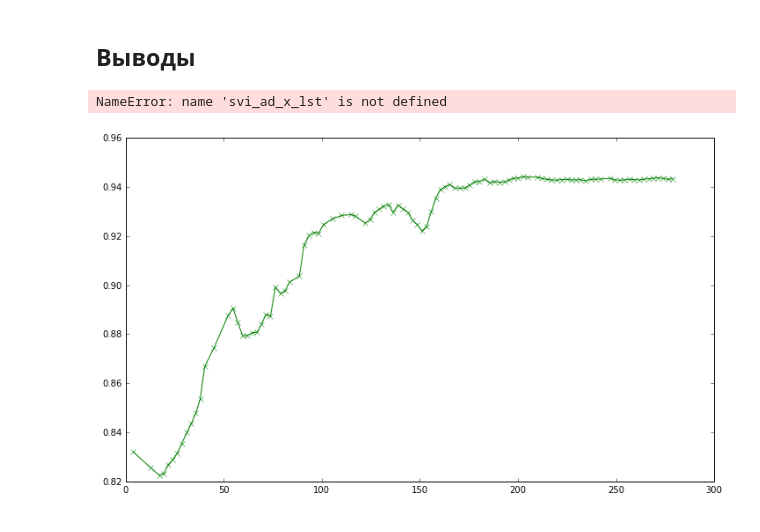
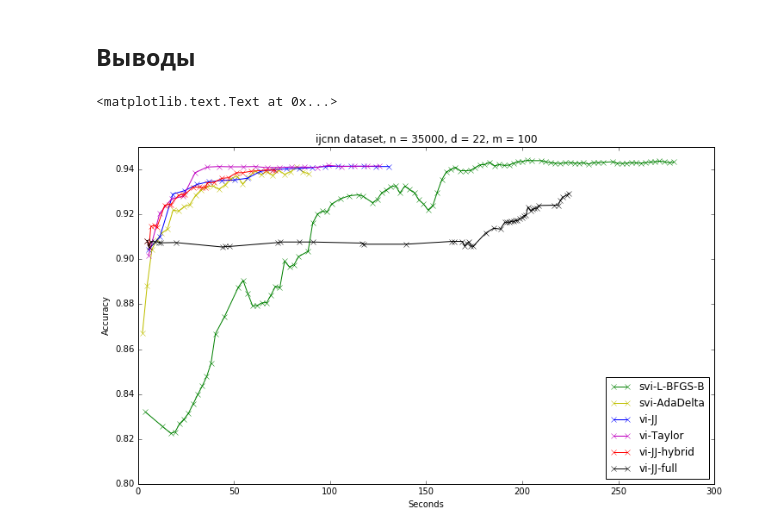
Before and after one commit to afcarl/CourseProject, a Jupyter notebook: Code/Experiments/vi_svi_classification/ijcnn.ipynb, the cells around one changed output. Cells and saved outputs as stored; diff of their text form; code cells hidden in the pictures.

Commit message:
New vi-JJ-hybrid method + experiments

```diff
--- a/Code/Experiments/vi_svi_classification/ijcnn.ipynb
+++ b/Code/Experiments/vi_svi_classification/ijcnn.ipynb
@@ -222,6 +223,6 @@ plt.ylabel('Accuracy')
 # %%
 model_covariance_obj = SquaredExponential(np.copy(cov_params))
 vi_gp = GPC(model_covariance_obj, method='vi_full')
-opts = {'maxiter':100, 'mydisp': True}
+opts = {'maxiter':50, 'mydisp': True, 'hybrid': False}
 vi_res = vi_gp.fit(x_tr, y_tr, inputs=inputs, optimizer_options=opts)
 # %% [output]
@@ -259,7 +259,6 @@ plt.ylabel('Accuracy')
 # %%
 model_covariance_obj = SquaredExponential(np.copy(cov_params))
-vi_gp = GPC(model_covariance_obj, method='vi')
-opts = {'bound': 'Taylor', 'mode': 'adadelta', 'num_updates': 1, 'mydisp': True, 'print_freq': 1, 'step_rate': 1.,
-        'maxiter': 1, 'batch_size':1000}
-vi_res = vi_gp.fit(x_tr, y_tr, inputs=inputs, optimizer_options=opts, max_out_iter=25)
+vi_gp = GPC(model_covariance_obj, method='vi_full')
+opts = {'mydisp': True, 'hybrid': True, 'maxfun':5, 'maxoutiter': 10}
+vi_res = vi_gp.fit(x_tr, y_tr, inputs=inputs, optimizer_options=opts)
 # %% [output]
@@ -283,9 +282,8 @@ Iteration  1 :
 # %%
-metric = lambda w: vi_gp.get_prediction_quality(w, x_test, y_test)
-vi_st_x_lst, vi_st_y_lst = vi_res.plot_performance(metric, 't', freq=1)
-plt.plot(vi_st_x_lst[1:], vi_st_y_lst[1:], '-mx', label='vi-means-c')
-# plt.plot(svi_x_lst[1:100], svi_y_lst[1:100], '-gx', label='svi-L-BFGS-B-c')
-plt.ylim([.9, 1.])
+metric = lambda w: vi_gp.get_prediction_quality(w, x_tr, y_tr, x_test, y_test)
+vi_h_x_lst, vi_h_y_lst = vi_res.plot_performance(metric, 't', freq=1)
+plt.plot(vi_h_x_lst[1:], vi_h_y_lst[1:], '-rx', label='vi-JJ-hybrid')
+plt.ylim([0.9, 1.])
 plt.legend()
 plt.xlabel('Seconds')
 plt.ylabel('Accuracy')
@@ -371,22 +365,25 @@ plt.ylabel('Accuracy')
 # %%
 svi_x_lst = np.load('../plots/vi_vs_svi_class/'+ data_name +'_svi_x.npy')
 svi_y_lst = np.load('../plots/vi_vs_svi_class/'+ data_name +'_svi_y.npy')
-svi_ad_y_lst = np.load('../plots/vi_vs_svi_class/'+ data_name +'_svi_y.npy')
-svi_ad_x_lst = np.load('../plots/vi_vs_svi_class/'+ data_name +'_svi_x.npy')
+svi_ad_y_lst = np.load('../plots/vi_vs_svi_class/'+ data_name +'_ad_y.npy')
+svi_ad_x_lst = np.load('../plots/vi_vs_svi_class/'+ data_name +'_ad_x.npy')
 vi_x_lst = np.load('../plots/vi_vs_svi_class/'+ data_name +'_vi_x.npy')
 vi_y_lst = np.load('../plots/vi_vs_svi_class/'+ data_name +'_vi_y.npy')
 vi_t_x_lst = np.load('../plots/vi_vs_svi_class/'+ data_name +'_vi_t_x.npy')
 vi_t_y_lst = np.load('../plots/vi_vs_svi_class/'+ data_name +'_vi_t_y.npy')
 # %%
 plt.figure(figsize=(12, 7))
-plt.plot(svi_x_lst[1:], svi_y_lst[1:], '-gx', label='svi-L-BFGS-B-c')
-plt.plot(svi_ad_x_lst[1:], svi_ad_y_lst[1:], '-yx', label='svi-AdaDelta-c')
+plt.plot(svi_x_lst[1:], svi_y_lst[1:], '-gx', label='svi-L-BFGS-B')
+plt.plot(svi_ad_x_lst[1:], svi_ad_y_lst[1:], '-yx', label='svi-AdaDelta')
 plt.plot(vi_x_lst[1:], vi_y_lst[1:], '-bx', label='vi-JJ')
 plt.plot(vi_t_x_lst[1:], vi_t_y_lst[1:], '-mx', label='vi-Taylor')
+plt.plot(vi_h_x_lst[1:], vi_h_y_lst[1:], '-rx', label='vi-JJ-hybrid')
+plt.plot(vi_full_x_lst[1:], vi_full_y_lst[1:], '-kx', label='vi-JJ-full')
 plt.ylim([0.8, .95])
-plt.legend()
+plt.legend(loc=4)
 plt.xlabel('Seconds')
 plt.ylabel('Accuracy')
+plt.title(data_name+' dataset, n = ' + str(num) + ', d = ' + str(dim) + ', m = '+ str(ind_num))
 # %% [output]
-NameError: name 'svi_ad_x_lst' is not defined
+<matplotlib.text.Text at 0x...>
-[figure, old version]
+[figure, new version]
```
Also changed, not shown: parts of 13 cells of this notebook, 38 other files.
